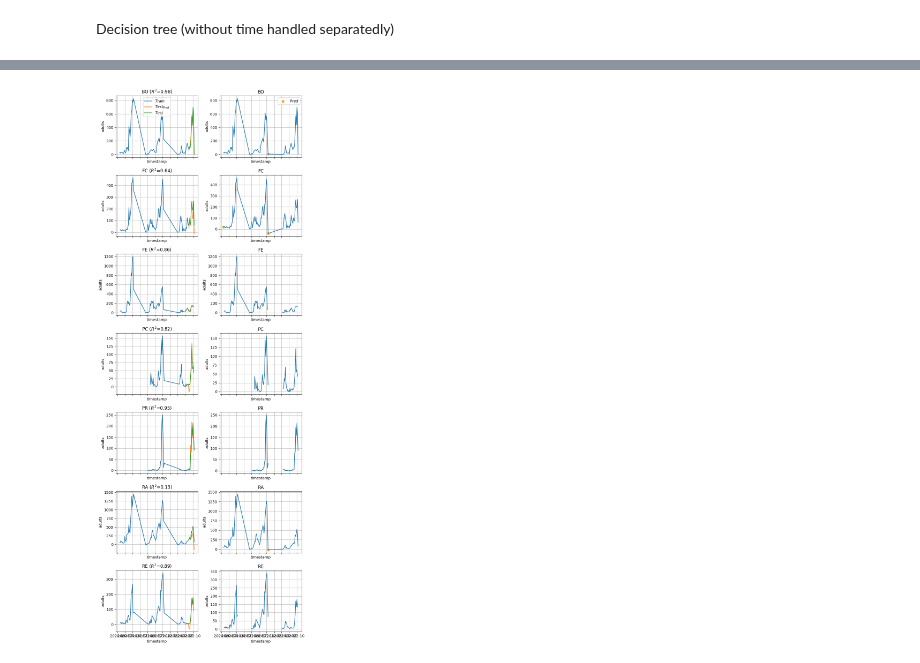
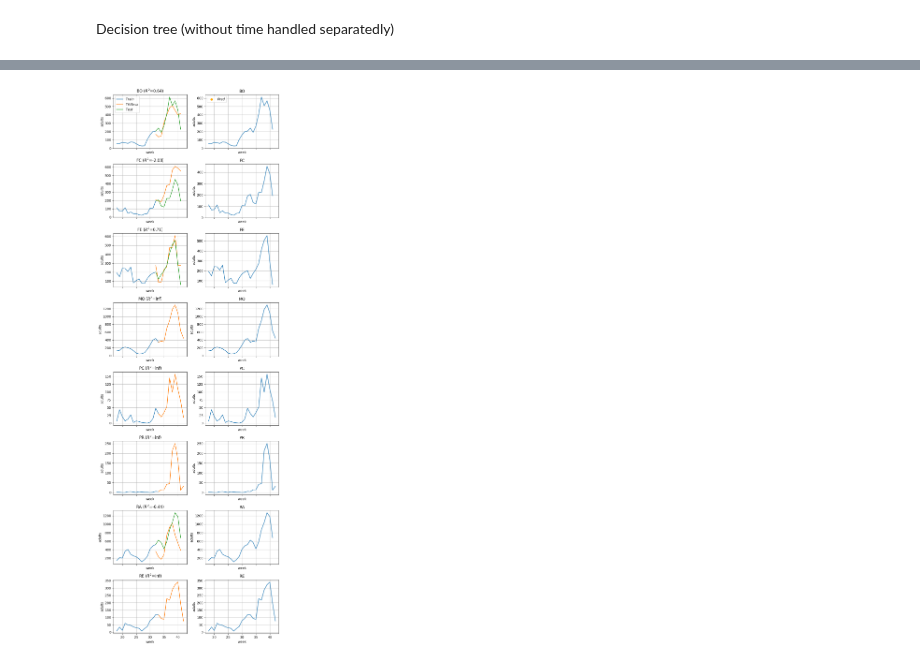
Before and after one commit to big-unibo/explain, a Jupyter notebook: intentional/src/main/python/predict.ipynb, the cells around one changed output, grey strips where cells are left out. Saved outputs shown, nothing was run; the diff lists cells and outputs as text; code cells hidden in the pictures.

```diff
--- a/intentional/src/main/python/predict.ipynb
+++ b/intentional/src/main/python/predict.ipynb
@@ -220,14 +228,16 @@ dtree(ndf, target_measure)
 # %%
 def mypivot(df, date_attr, column, exog, target_measure, impute=False):
-    df = df.pivot_table(index=date_attr, columns=[column], values=exog, aggfunc='sum')
+    df = df.pivot_table(index=date_attr, columns=[column], values=exog, dropna=False)#, aggfunc='sum' , fill_value=-1
     df.columns = [f'{col[0]}!{col[1]}' if col[1] else col[0] for col in df.columns]
-    # df.reset_index(level=df.index.names, inplace=True)
-    if impute:
-        for x in [x for x in df.columns if "!" in x and target_measure not in x]:
-            df[x] = df[x].fillna(df[x].median())
+    # if impute:
+    #    for x in [x for x in df.columns if "!" in x and target_measure not in x]:
+    #        df[x] = df[x].fillna(df[x].median())
     return df[[x for x in df.columns if "index" not in x]]
 
-pdf = mypivot(df.copy(deep=True), date_attr, column, values, target_measure, impute=True).reset_index()
+pdf = mypivot(df.copy(deep=True), date_attr, column, values, target_measure, impute=False).reset_index()# .dropna()
+# pdf.info()
+# def nans(df): return df[[x for x in df.columns if df[x].isnull().any()]]
+# nans(pdf)
 pdf.info()
 # %% [output]
 <class 'pandas.core.frame.DataFrame'>
@@ -271,7 +302,8 @@ def timeseries(df, date_attr, column, target_measure, model):
         df[c] = cdf[c]
 
         axs[i].plot(X_train[date_attr], y_train, label="$Train$")
-        axs[i].plot(X_test[date_attr], y_pred, label="$Test_{Pred}$")
+        if y_pred is not None:
+            axs[i].plot(X_test[date_attr], y_pred, label="$Test_{Pred}$")
         axs[i].plot(X_test[date_attr], y_test, label="$Test$")
 
         axs[i + 1].plot(cdf[date_attr], y)
@@ -333,6 +366,7 @@ def sarimax(df, target_measure, date_attr, forecast_steps=10):
     # print(exog)
     # df_enc = df_enc.dropna(subset=[target_column])
     X_train, y_train, X_test, y_test = df[exog][:-forecast_steps+1], df[target_measure][:-forecast_steps+1], df[exog][-forecast_steps:], df[target_measure][-forecast_steps:]
+    y_pred = None
     random.seed(seed)
     param_space = {
         'p1': [1, 2, 3],
@@ -346,44 +380,45 @@ def sarimax(df, target_measure, date_attr, forecast_steps=10):
     num_configs = 1
 
     best_metric = float('inf')  # For minimization tasks, use 'inf' for maximization
-    for _ in range(num_configs):
-        # Generate a random set of hyperparameters
-        chp = {param: random.choice(values) for param, values in param_space.items()}
-        # Train and evaluate the model with the current set of hyperparameters
-        order = (chp["p1"] , chp["p2"], chp["p3"]) # to tune
+    try:
+        for _ in range(num_configs):
+            # Generate a random set of hyperparameters
+            chp = {param: random.choice(values) for param, values in param_space.items()}
+            # Train and evaluate the model with the current set of hyperparameters
+            order = (chp["p1"] , chp["p2"], chp["p3"]) # to tune
+            seasonal_order = (chp["p4"], chp["p5"], chp["p6"], chp["p7"]) # to tune
+            # try:
+            if len(exog) == 0:
+                model = SARIMAX(y_train, order=order, seasonal_order=seasonal_order)
+            else:
+                model = SARIMAX(endog=y_train, exog=X_train.drop(date_attr, axis=1), order=order, seasonal_order=seasonal_order)
+            results = model.fit(disp=False)
+            if len(exog) == 0:
+                fcst = results.get_forecast(steps=forecast_steps)
+            else:
+                fcst = results.get_forecast(steps=forecast_steps, exog=X_test.drop(date_attr, axis=1))
+                # fcst = results.get_prediction(start=df.idxmin(), end=df.idxmax(), exog=df[exog])
+            y_pred = fcst.predicted_mean
+            y_pred.index = y_test.index
+            current_metric = r2_score(y_test, y_pred)
+            # Update the best hyperparameters if the current configuration is better
+            if current_metric < best_metric:
+                best_metric = current_metric
+                best_hyperparameters = chp
+                best_forecast = y_pred
+                best_fcts = fcst
+                best_model = results
+            # except Exception as e:
+            #     print(e)
+
+        # print("Best")
+        # Make predictions for the missing values
+        # print(missing_indices)
+        chp = best_hyperparameters
+        order = (chp["p1"], chp["p2"], chp["p3"]) # to tune
         seasonal_order = (chp["p4"], chp["p5"], chp["p6"], chp["p7"]) # to tune
-        # try:
-        if len(exog) == 0:
-            model = SARIMAX(y_train, order=order, seasonal_order=seasonal_order)
-        else:
-            model = SARIMAX(endog=y_train, exog=X_train.drop(date_attr, axis=1), order=order, seasonal_order=seasonal_order)
-        results = model.fit(disp=False)
-        if len(exog) == 0:
-            fcst = results.get_forecast(steps=forecast_steps)
-        else:
-            fcst = results.get_forecast(steps=forecast_steps, exog=X_test.drop(date_attr, axis=1))
-            # fcst = results.get_prediction(start=df.idxmin(), end=df.idxmax(), exog=df[exog])
-        y_pred = fcst.predicted_mean
-        y_pred.index = y_test.index
-        current_metric = r2_score(y_test, y_pred)
-        # Update the best hyperparameters if the current configuration is better
-        if current_metric < best_metric:
-            best_metric = current_metric
-            best_hyperparameters = chp
-            best_forecast = y_pred
-            best_fcts = fcst
-            best_model = results
-        # except Exception as e:
-        #     print(e)
+        model = SARIMAX(endog=df[target_measure], exog=df[exog].drop(date_attr, axis=1), order=order, seasonal_order=seasonal_order)
 
-    # print("Best")
-    # Make predictions for the missing values
-    # print(missing_indices)
-    chp = best_hyperparameters
-    order = (chp["p1"], chp["p2"], chp["p3"]) # to tune
-    seasonal_order = (chp["p4"], chp["p5"], chp["p6"], chp["p7"]) # to tune
-    model = SARIMAX(endog=df[target_measure], exog=df[exog].drop(date_attr, axis=1), order=order, seasonal_order=seasonal_order)
-    try:
         results = model.fit(disp=False)
         # print("Predicting")
         # mydf[exog].loc[missing_indices[0]:missing_indices[-1]].to_csv(target_measure + ".csv")
@@ -448 +488 @@ Provided exogenous values are not of the appropriate shape. Required (6, 2), got
-[figure, old version]
+[figure, new version]
```
Also changed, not shown: parts of 8 cells of this notebook.
